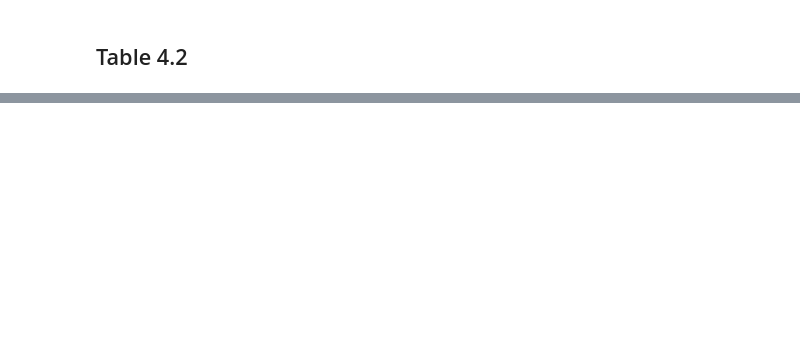
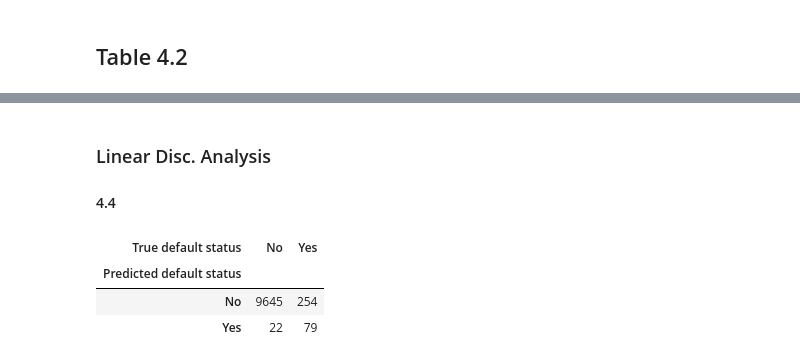
Before and after one commit to anhnguyendepocen/Introduction-to-Statistical-Learning-Python, a Jupyter notebook: ISLR CH4.ipynb, the cells around one changed output, grey strips where cells are left out. Saved outputs shown, nothing was run; the diff lists cells and outputs as text; code cells hidden in the pictures; blank space fills up the shorter version.

```diff
--- a/ISLR CH4.ipynb
+++ b/ISLR CH4.ipynb
@@ -148,0 +241,20 @@ Optimization terminated successfully.
+# %% [markdown]
+### Linear Disc. Analysis
+#### 4.4
+# %%
+x = df[['balance', 'income', 'student2']].values
+y = df.default2.values
+
+lda = LinearDiscriminantAnalysis(solver='svd')
+y_pred = lda.fit(x, y).predict(x)
+
+df_ = pd.DataFrame({'True default status': y,
+                    'Predicted default status': y_pred})
+df_.replace(to_replace={0:'No', 1:'Yes'}, inplace=True)
+
+df_.groupby(['Predicted default status','True default status']).size().unstack('True default status')
+# %% [output]
+| True default status | No | Yes |
+| Predicted default status |  |  |
+| No | 9645 | 254 |
+| Yes | 22 | 79 |
```
Also changed, not shown: parts of 18 cells of this notebook, 17 other files.
